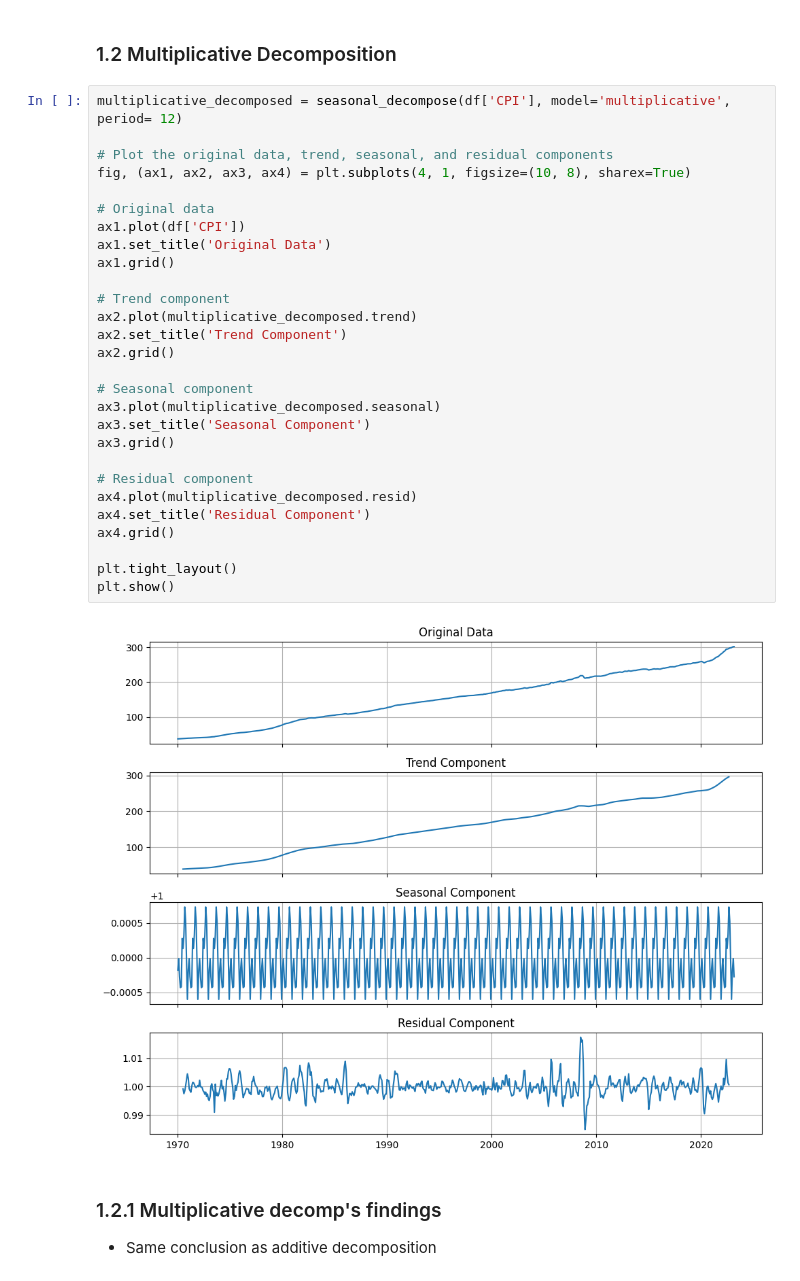
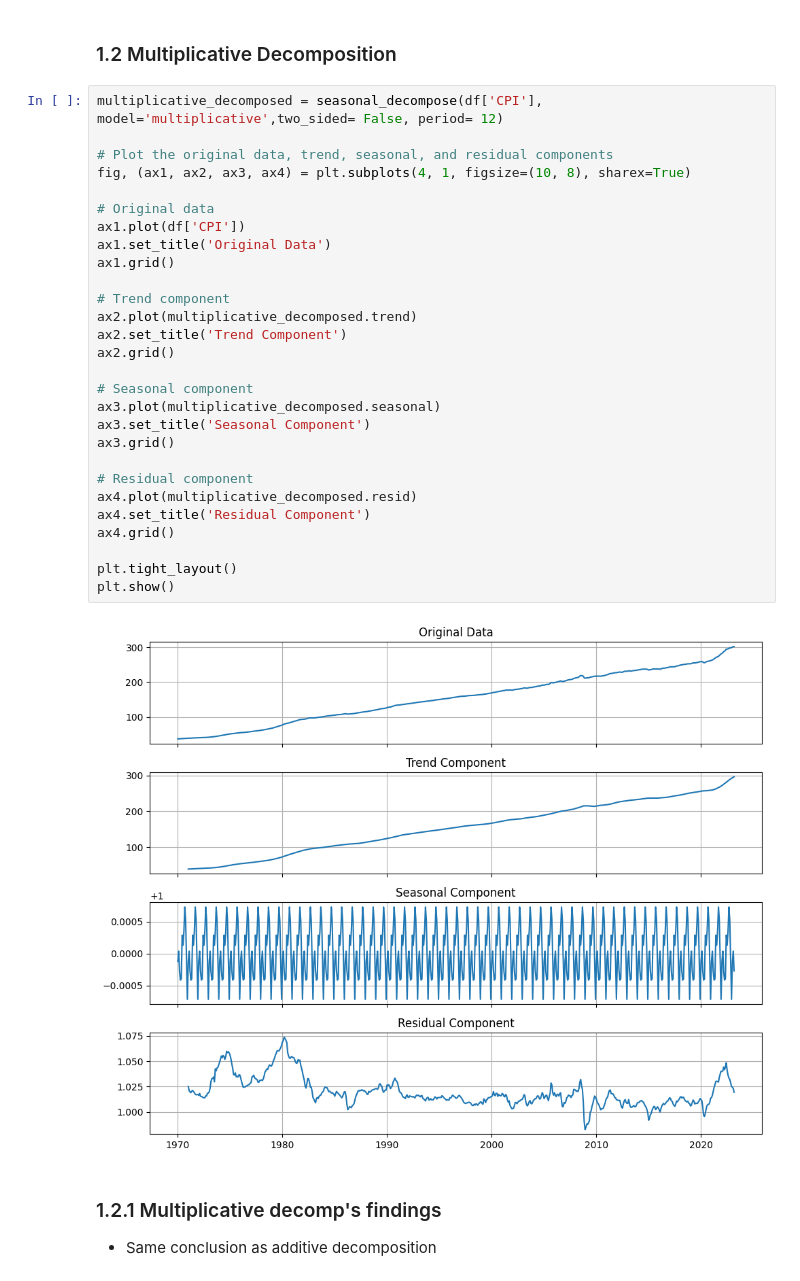
Before and after one commit to namtran6701/Inflation_Prediction, a Jupyter notebook: project_3.ipynb, the cells around one changed output. Saved outputs shown, nothing was run; the diff lists cells and outputs as text.

```diff
--- a/project_3.ipynb
+++ b/project_3.ipynb
@@ -110,35 +111,35 @@ Name: seasonal, dtype: float64
 # %% [markdown]
 ### 1.2 Multiplicative Decomposition
 # %%
-multiplicative_decomposed = seasonal_decompose(df['CPI'], model='multiplicative', period= 12)
+multiplicative_decomposed = seasonal_decompose(df['CPI'], model='multiplicative',two_sided= False, period= 12)
 
 # Plot the original data, trend, seasonal, and residual components
 fig, (ax1, ax2, ax3, ax4) = plt.subplots(4, 1, figsize=(10, 8), sharex=True)
 
 # Original data
 ax1.plot(df['CPI'])
 ax1.set_title('Original Data')
 ax1.grid()
 
 # Trend component
 ax2.plot(multiplicative_decomposed.trend)
 ax2.set_title('Trend Component')
 ax2.grid()
 
 # Seasonal component
 ax3.plot(multiplicative_decomposed.seasonal)
 ax3.set_title('Seasonal Component')
 ax3.grid()
 
 # Residual component
 ax4.plot(multiplicative_decomposed.resid)
 ax4.set_title('Residual Component')
 ax4.grid()
 
 plt.tight_layout()
 plt.show()
 # %% [output]
-[figure, old version]
+[figure, new version]
 # %% [markdown]
 ### 1.2.1 Multiplicative decomp's findings
 
```
Also changed, not shown: parts of 12 cells of this notebook.
